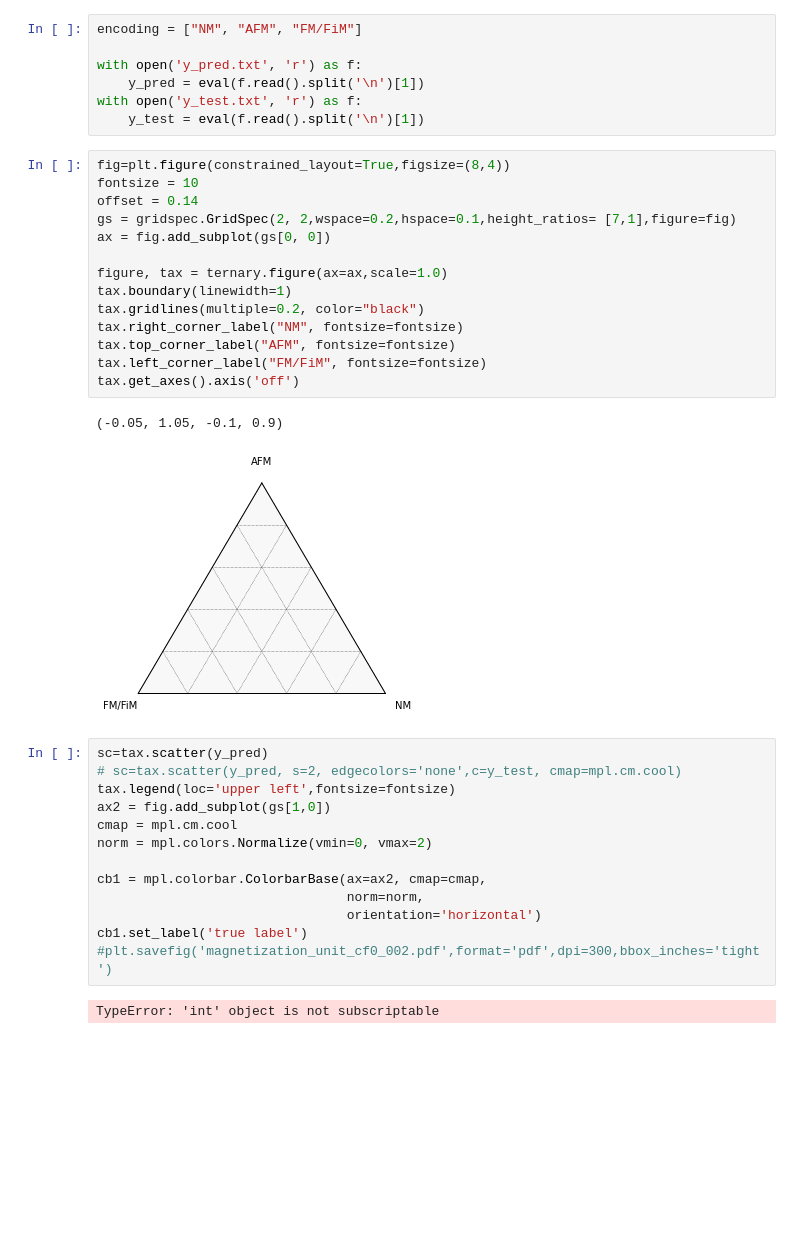
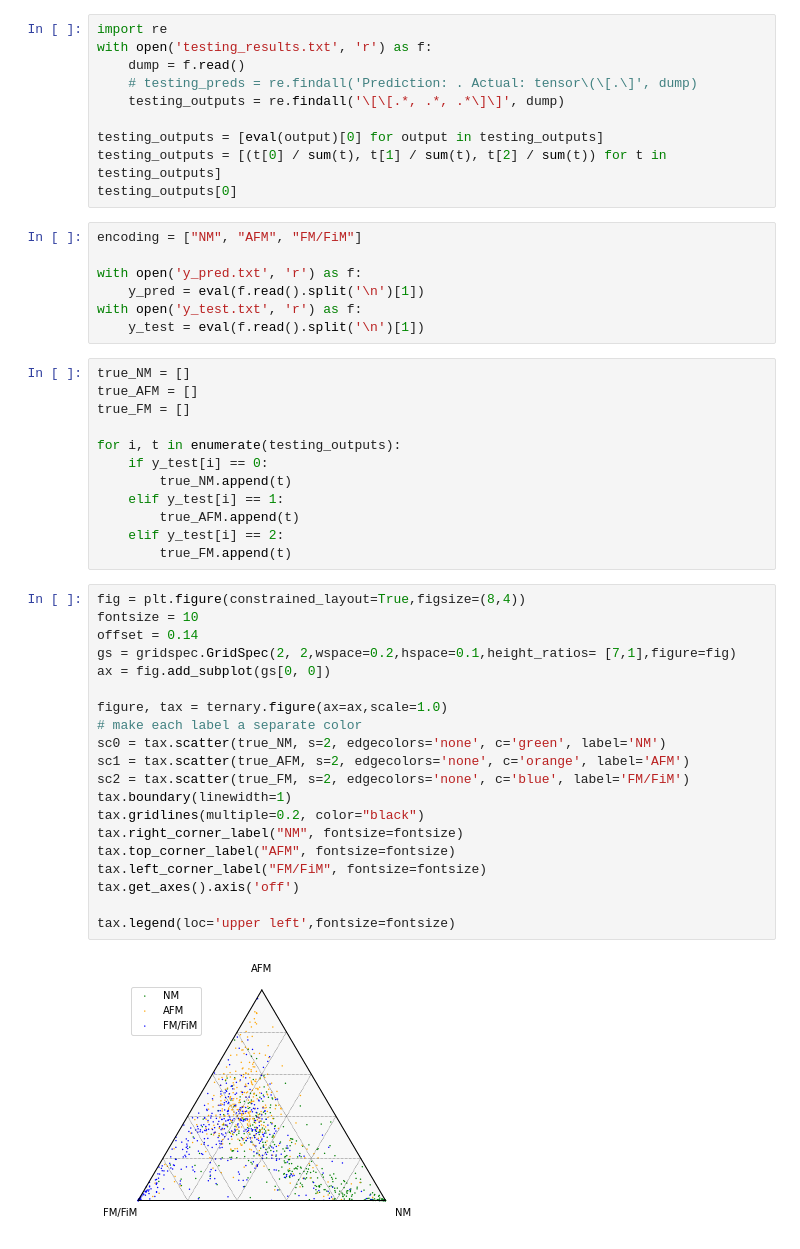
Before and after one commit to kikipet/magnetic-ordering, a Jupyter notebook: ternary_plots/ternary_mag_plots.ipynb, the cells around one changed output. Cells and saved outputs as stored; diff of their text form; blank space fills up the shorter version.

```diff
--- a/ternary_plots/ternary_mag_plots.ipynb
+++ b/ternary_plots/ternary_mag_plots.ipynb
@@ -12,3 +10,13 @@ import matplotlib as mpl
+# %%
+import re
+with open('testing_results.txt', 'r') as f:
+    dump = f.read()
+    # testing_preds = re.findall('Prediction: . Actual: tensor\(\[.\]', dump)
+    testing_outputs = re.findall('\[\[.*, .*, .*\]\]', dump)
+
+testing_outputs = [eval(output)[0] for output in testing_outputs]
+testing_outputs = [(t[0] / sum(t), t[1] / sum(t), t[2] / sum(t)) for t in testing_outputs]
+testing_outputs[0]
 # %%
 encoding = ["NM", "AFM", "FM/FiM"]
 
@@ -16,35 +24,37 @@ with open('y_pred.txt', 'r') as f:
     y_pred = eval(f.read().split('\n')[1])
 with open('y_test.txt', 'r') as f:
     y_test = eval(f.read().split('\n')[1])
+# %%
+true_NM = []
+true_AFM = []
+true_FM = []
+
+for i, t in enumerate(testing_outputs):
+    if y_test[i] == 0:
+        true_NM.append(t)
+    elif y_test[i] == 1:
+        true_AFM.append(t)
+    elif y_test[i] == 2:
+        true_FM.append(t)
 # %%
-fig=plt.figure(constrained_layout=True,figsize=(8,4))
+fig = plt.figure(constrained_layout=True,figsize=(8,4))
 fontsize = 10
 offset = 0.14
 gs = gridspec.GridSpec(2, 2,wspace=0.2,hspace=0.1,height_ratios= [7,1],figure=fig)
 ax = fig.add_subplot(gs[0, 0])
 
 figure, tax = ternary.figure(ax=ax,scale=1.0)
+# make each label a separate color
+sc0 = tax.scatter(true_NM, s=2, edgecolors='none', c='green', label='NM')
+sc1 = tax.scatter(true_AFM, s=2, edgecolors='none', c='orange', label='AFM')
+sc2 = tax.scatter(true_FM, s=2, edgecolors='none', c='blue', label='FM/FiM')
 tax.boundary(linewidth=1)
 tax.gridlines(multiple=0.2, color="black")
 tax.right_corner_label("NM", fontsize=fontsize)
 tax.top_corner_label("AFM", fontsize=fontsize)
 tax.left_corner_label("FM/FiM", fontsize=fontsize)
 tax.get_axes().axis('off')
+
+tax.legend(loc='upper left',fontsize=fontsize)
 # %% [output]
-(-0.05, 1.05, -0.1, 0.9)
-[figure, old version]
+[figure, new version]
-# %%
-sc=tax.scatter(y_pred)
-# sc=tax.scatter(y_pred, s=2, edgecolors='none',c=y_test, cmap=mpl.cm.cool)
-tax.legend(loc='upper left',fontsize=fontsize)
-ax2 = fig.add_subplot(gs[1,0])
-cmap = mpl.cm.cool
-norm = mpl.colors.Normalize(vmin=0, vmax=2)
-
-cb1 = mpl.colorbar.ColorbarBase(ax=ax2, cmap=cmap,
-                                norm=norm,
-                                orientation='horizontal')
-cb1.set_label('true label')
-#plt.savefig('magnetization_unit_cf0_002.pdf',format='pdf',dpi=300,bbox_inches='tight')
-# %% [output]
-TypeError: 'int' object is not subscriptable
```
Also changed, not shown: parts of 1 cell of this notebook, 7 other files.
